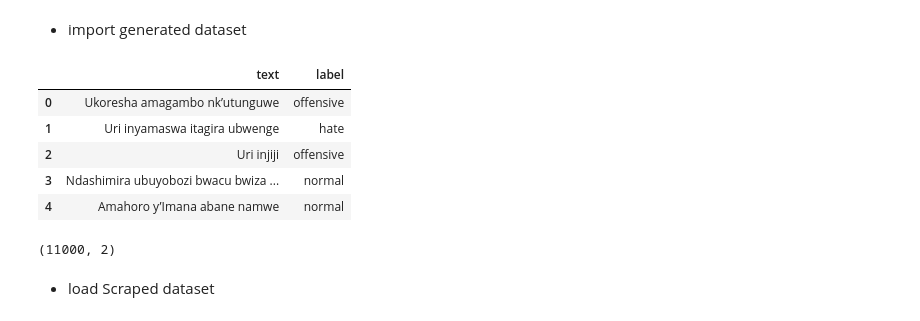
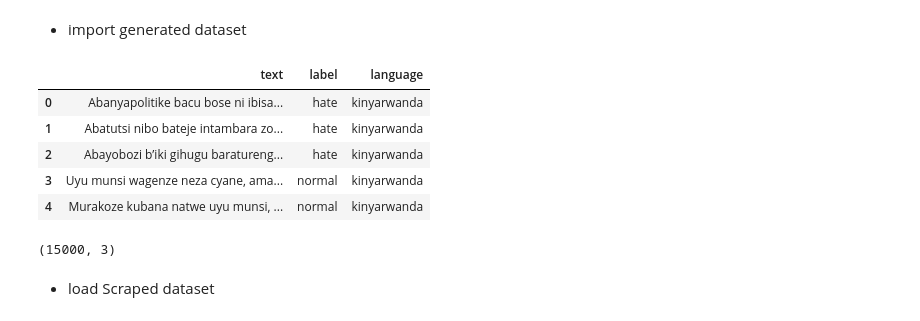
Before and after one commit to Olamieee/Kinyarwanda-Hatespeech-Detection, a Jupyter notebook: model/hate_speech_model.ipynb, the cells around one changed output. Cells and saved outputs as stored; diff of their text form; code cells hidden in the pictures.

```diff
--- a/model/hate_speech_model.ipynb
+++ b/model/hate_speech_model.ipynb
@@ -14,19 +15,19 @@ from sklearn.metrics import accuracy_score, classification_report, precision_sco
 # %% [markdown]
 - import generated dataset
 # %%
-df = pd.read_csv('hate_speech_kinyarwanda_synthetic_mixed.csv')
+df = pd.read_csv('final_cleaned_kinyarwanda_hatespeech.csv')
 df.head()
 # %% [output]
-|  | text | label |
-| 0 | Ukoresha amagambo nk’utunguwe | offensive |
-| 1 | Uri inyamaswa itagira ubwenge | hate |
-| 2 | Uri injiji | offensive |
-| 3 | Ndashimira ubuyobozi bwacu bwiza ... | normal |
-| 4 | Amahoro y’Imana abane namwe | normal |
+|  | text | label | language |
+| 0 | Abanyapolitike bacu bose ni ibisa... | hate | kinyarwanda |
+| 1 | Abatutsi nibo bateje intambara zo... | hate | kinyarwanda |
+| 2 | Abayobozi b’iki gihugu baratureng... | hate | kinyarwanda |
+| 3 | Uyu munsi wagenze neza cyane, ama... | normal | kinyarwanda |
+| 4 | Murakoze kubana natwe uyu munsi, ... | normal | kinyarwanda |
 # %%
 df.shape
 # %% [output]
-(11000, 2)
+(15000, 3)
 # %% [markdown]
 - load Scraped dataset
 # %%
```
Also changed, not shown: parts of 11 cells of this notebook, 12 other files.
